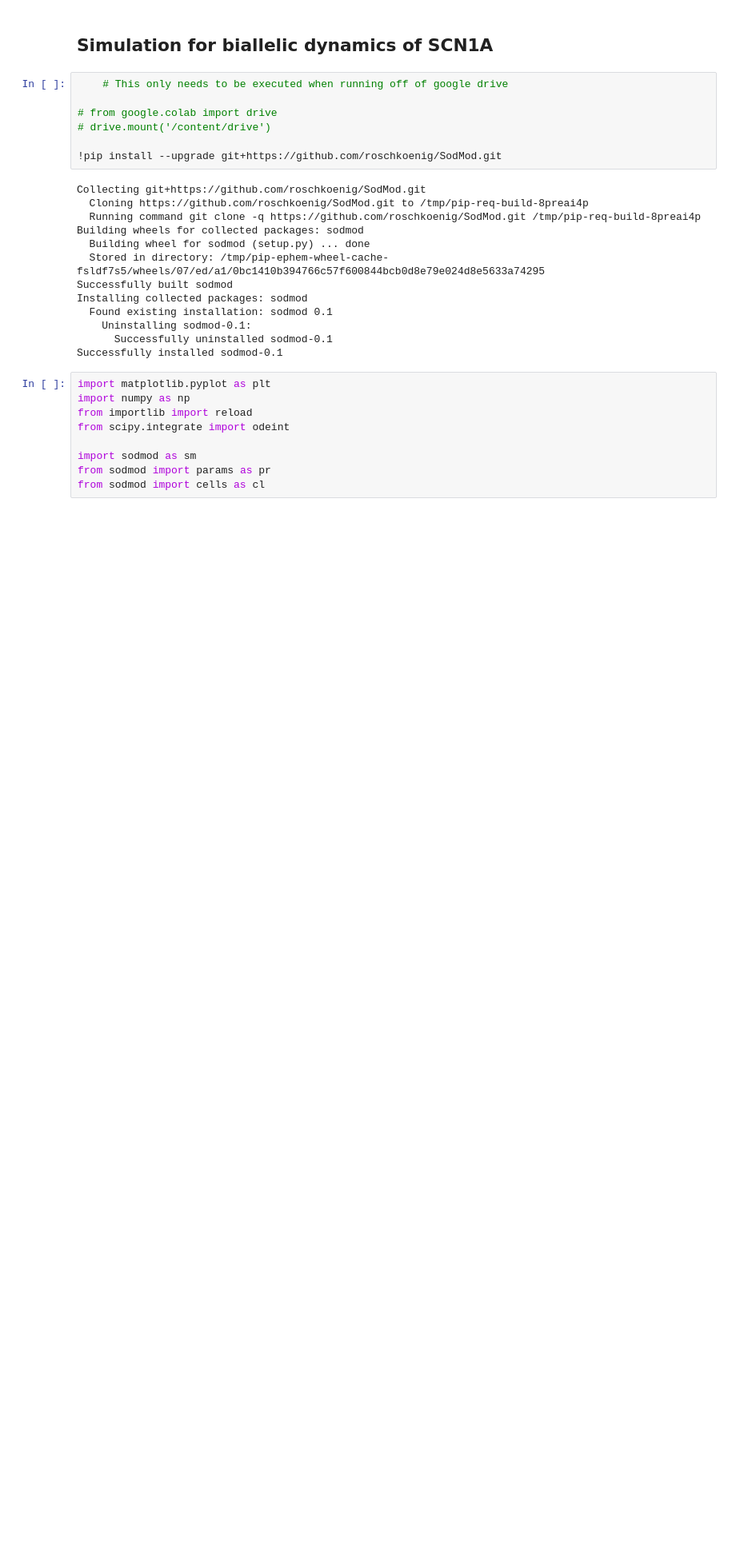
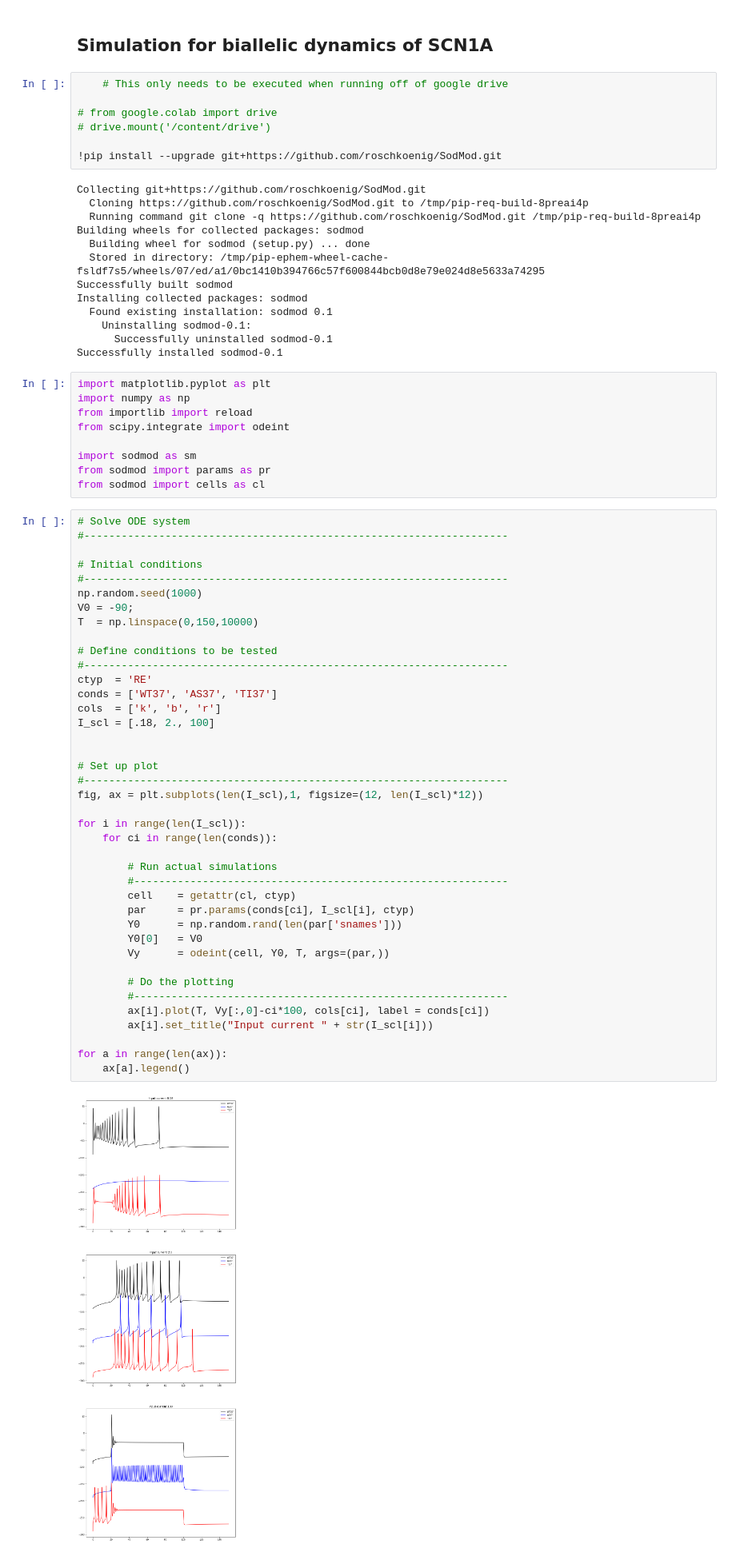
Before and after one commit to roschkoenig/SodMod, a Jupyter notebook: example_noteboks/SCN1A_Sims.ipynb, the cells around one changed output. Shown at 80% size. Drawn from its saved outputs; the diff is of its cells as text; blank space fills up the shorter version.

```diff
--- a/example_noteboks/SCN1A_Sims.ipynb
+++ b/example_noteboks/SCN1A_Sims.ipynb
@@ -29,3 +29,45 @@ from scipy.integrate import odeint
 import sodmod as sm
 from sodmod import params as pr
 from sodmod import cells as cl
+# %%
+# Solve ODE system
+#--------------------------------------------------------------------
+
+# Initial conditions
+#--------------------------------------------------------------------
+np.random.seed(1000)
+V0 = -90;
+T  = np.linspace(0,150,10000)
+
+# Define conditions to be tested
+#--------------------------------------------------------------------
+ctyp  = 'RE'
+conds = ['WT37', 'AS37', 'TI37']
+cols  = ['k', 'b', 'r']
+I_scl = [.18, 2., 100]
+
+
+# Set up plot
+#--------------------------------------------------------------------
+fig, ax = plt.subplots(len(I_scl),1, figsize=(12, len(I_scl)*12))
+
+for i in range(len(I_scl)):
+    for ci in range(len(conds)):
+
+        # Run actual simulations
+        #------------------------------------------------------------
+        cell    = getattr(cl, ctyp)
+        par     = pr.params(conds[ci], I_scl[i], ctyp)
+        Y0      = np.random.rand(len(par['snames']))
+        Y0[0]   = V0
+        Vy      = odeint(cell, Y0, T, args=(par,))
+
+        # Do the plotting
+        #------------------------------------------------------------
+        ax[i].plot(T, Vy[:,0]-ci*100, cols[ci], label = conds[ci])
+        ax[i].set_title("Input current " + str(I_scl[i]))
+
+for a in range(len(ax)):
+    ax[a].legend()
+# %% [output]
+[figure, added]
```
Also changed, not shown: parts of 4 cells of this notebook, 4 other files.
